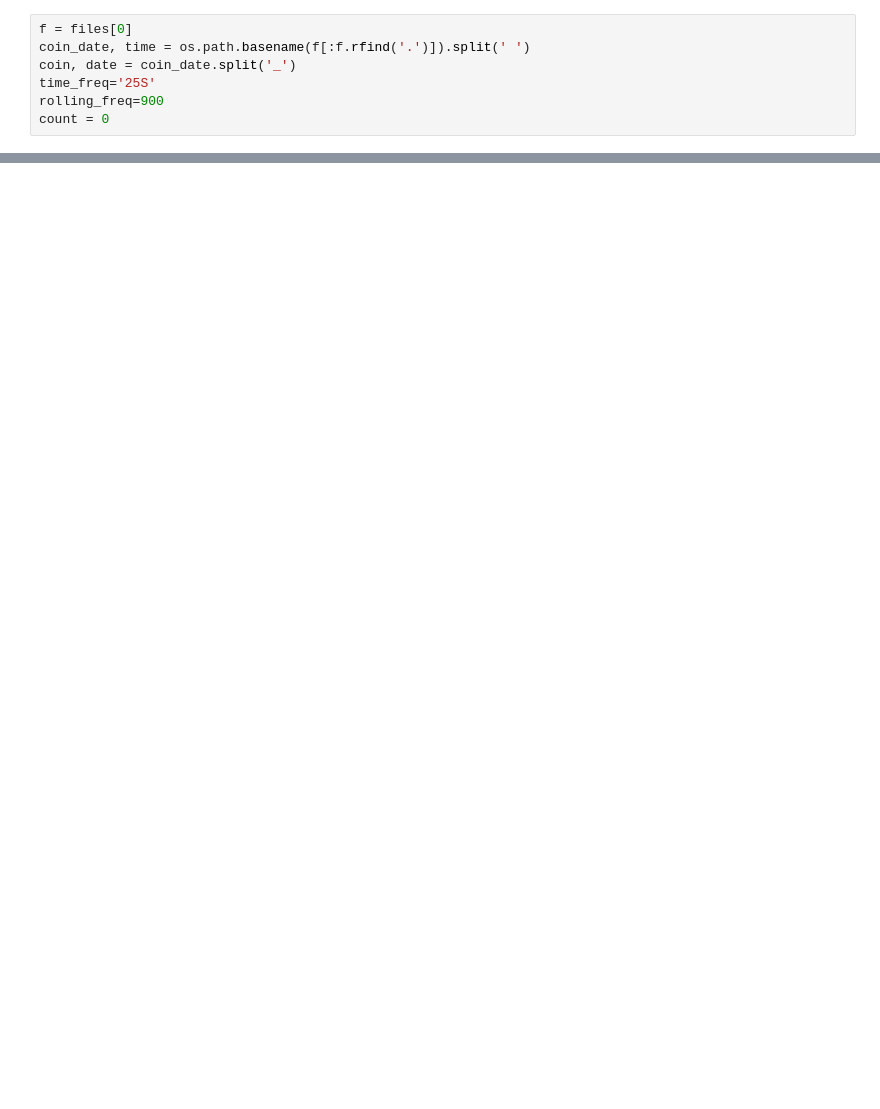
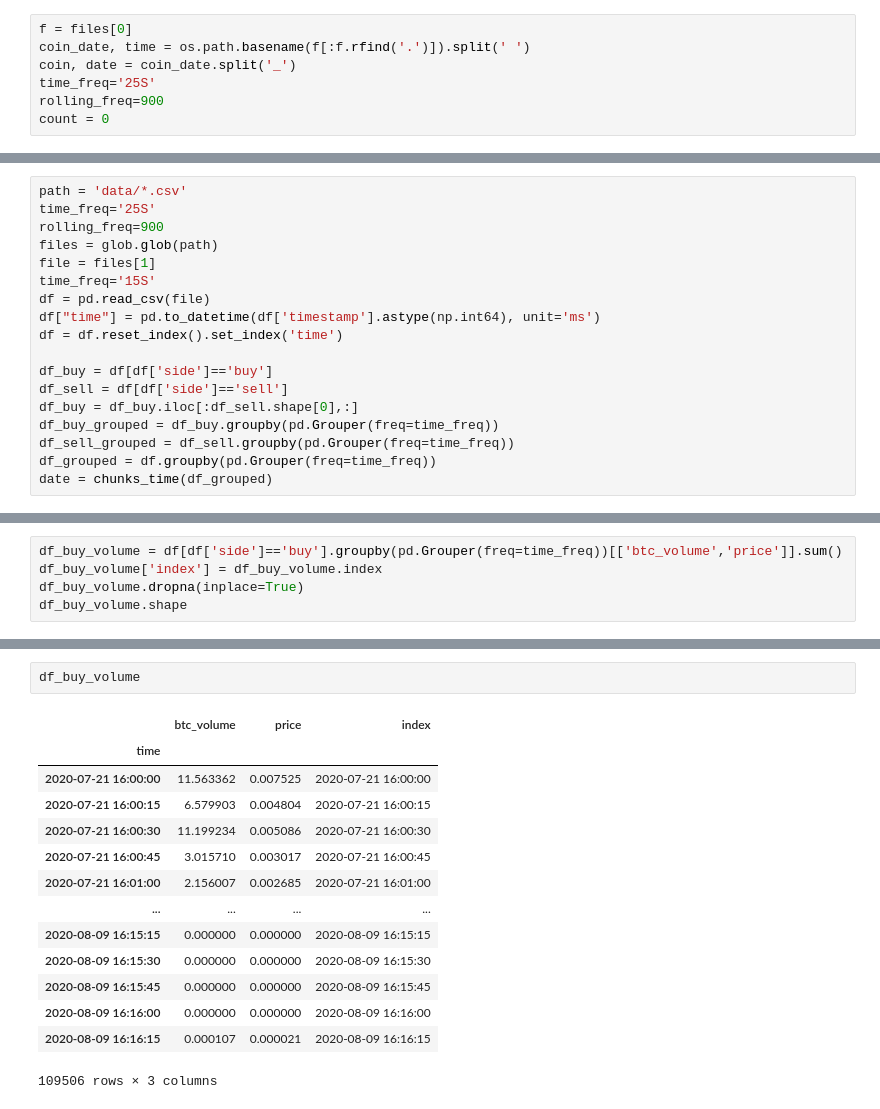
Before and after one commit to xfunture/pump-and-dump-dataset, a Jupyter notebook: test.ipynb, the cells around one changed output, grey strips where cells are left out. Saved outputs shown, nothing was run; the diff lists cells and outputs as text; blank space fills up the shorter version.

```diff
--- a/test.ipynb
+++ b/test.ipynb
@@ -174,0 +371,18 @@ Freq: 25S, Name: btc_volume, Length: 65703, dtype: float64
+# %%
+path = 'data/*.csv'
+time_freq='25S'
+rolling_freq=900
+files = glob.glob(path)
+file = files[1]
+time_freq='15S'
+df = pd.read_csv(file)
+df["time"] = pd.to_datetime(df['timestamp'].astype(np.int64), unit='ms')
+df = df.reset_index().set_index('time')
+
+df_buy = df[df['side']=='buy']
+df_sell = df[df['side']=='sell']
+df_buy = df_buy.iloc[:df_sell.shape[0],:]
+df_buy_grouped = df_buy.groupby(pd.Grouper(freq=time_freq))
+df_sell_grouped = df_sell.groupby(pd.Grouper(freq=time_freq))
+df_grouped = df.groupby(pd.Grouper(freq=time_freq))
+date = chunks_time(df_grouped)
@@ -174,0 +422,5 @@ Freq: 25S, Name: btc_volume, Length: 65703, dtype: float64
+# %%
+df_buy_volume = df[df['side']=='buy'].groupby(pd.Grouper(freq=time_freq))[['btc_volume','price']].sum()
+df_buy_volume['index'] = df_buy_volume.index
+df_buy_volume.dropna(inplace=True)
+df_buy_volume.shape
@@ -174,0 +436,17 @@ Freq: 25S, Name: btc_volume, Length: 65703, dtype: float64
+# %%
+df_buy_volume
+# %% [output]
+|  | btc_volume | price | index |
+| time |  |  |  |
+| 2020-07-21 16:00:00 | 11.563362 | 0.007525 | 2020-07-21 16:00:00 |
+| 2020-07-21 16:00:15 | 6.579903 | 0.004804 | 2020-07-21 16:00:15 |
+| 2020-07-21 16:00:30 | 11.199234 | 0.005086 | 2020-07-21 16:00:30 |
+| 2020-07-21 16:00:45 | 3.015710 | 0.003017 | 2020-07-21 16:00:45 |
+| 2020-07-21 16:01:00 | 2.156007 | 0.002685 | 2020-07-21 16:01:00 |
+| ... | ... | ... | ... |
+| 2020-08-09 16:15:15 | 0.000000 | 0.000000 | 2020-08-09 16:15:15 |
+| 2020-08-09 16:15:30 | 0.000000 | 0.000000 | 2020-08-09 16:15:30 |
+| 2020-08-09 16:15:45 | 0.000000 | 0.000000 | 2020-08-09 16:15:45 |
+| 2020-08-09 16:16:00 | 0.000000 | 0.000000 | 2020-08-09 16:16:00 |
+| 2020-08-09 16:16:15 | 0.000107 | 0.000021 | 2020-08-09 16:16:15 |
+109506 rows × 3 columns
```
Also changed, not shown: parts of 60 cells of this notebook.
